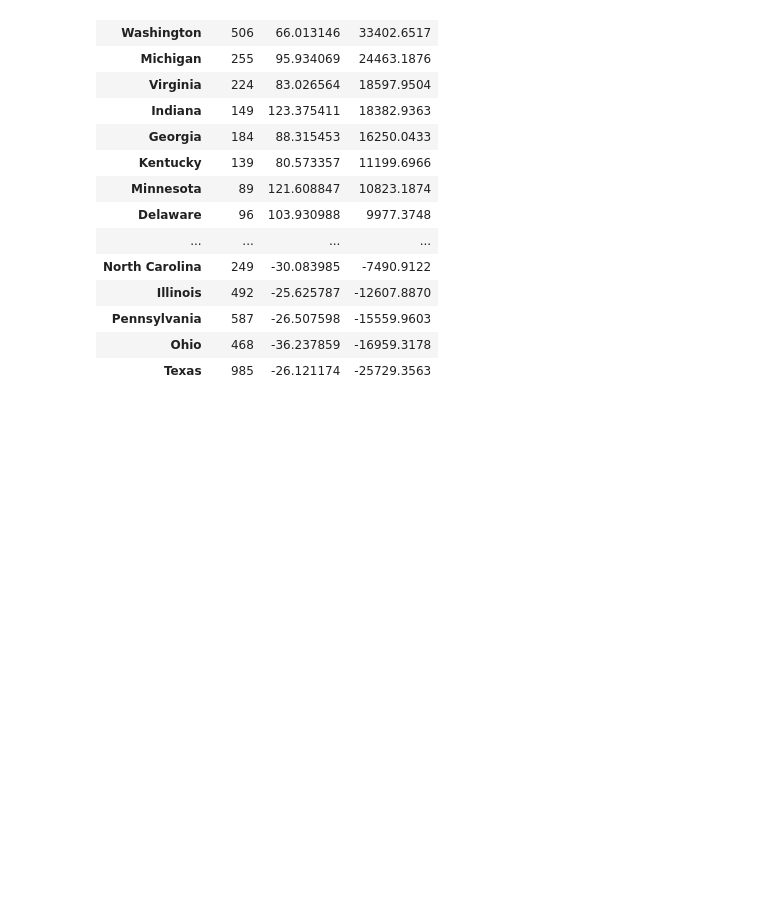
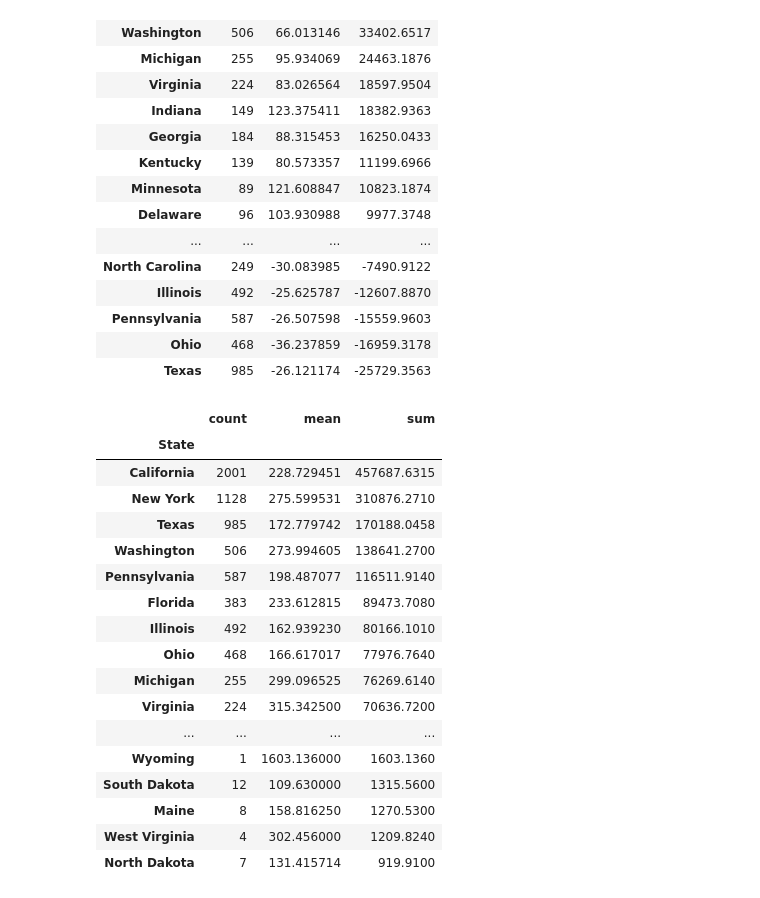
Before and after one commit to Sarthak653/eda-sales, a Jupyter notebook: eda.ipynb, the cells around one changed output. Saved outputs shown, nothing was run; the diff lists cells and outputs as text; code cells hidden in the pictures; blank space fills up the shorter version.

```diff
--- a/eda.ipynb
+++ b/eda.ipynb
@@ -931,3 +933,24 @@ df.groupby("State")["Profit"].agg(["count", "mean", "sum"]).sort_values("sum", a
 | Pennsylvania | 587 | -26.507598 | -15559.9603 |
 | Ohio | 468 | -36.237859 | -16959.3178 |
 | Texas | 985 | -26.121174 | -25729.3563 |
+# %%
+df.groupby("State")["Sales"].agg(["count", "mean", "sum"]).sort_values("sum", ascending=False)
+# %% [output]
+|  | count | mean | sum |
+| State |  |  |  |
+| California | 2001 | 228.729451 | 457687.6315 |
+| New York | 1128 | 275.599531 | 310876.2710 |
+| Texas | 985 | 172.779742 | 170188.0458 |
+| Washington | 506 | 273.994605 | 138641.2700 |
+| Pennsylvania | 587 | 198.487077 | 116511.9140 |
+| Florida | 383 | 233.612815 | 89473.7080 |
+| Illinois | 492 | 162.939230 | 80166.1010 |
+| Ohio | 468 | 166.617017 | 77976.7640 |
+| Michigan | 255 | 299.096525 | 76269.6140 |
+| Virginia | 224 | 315.342500 | 70636.7200 |
+| ... | ... | ... | ... |
+| Wyoming | 1 | 1603.136000 | 1603.1360 |
+| South Dakota | 12 | 109.630000 | 1315.5600 |
+| Maine | 8 | 158.816250 | 1270.5300 |
+| West Virginia | 4 | 302.456000 | 1209.8240 |
+| North Dakota | 7 | 131.415714 | 919.9100 |
```
Also changed, not shown: parts of 20 cells of this notebook.
